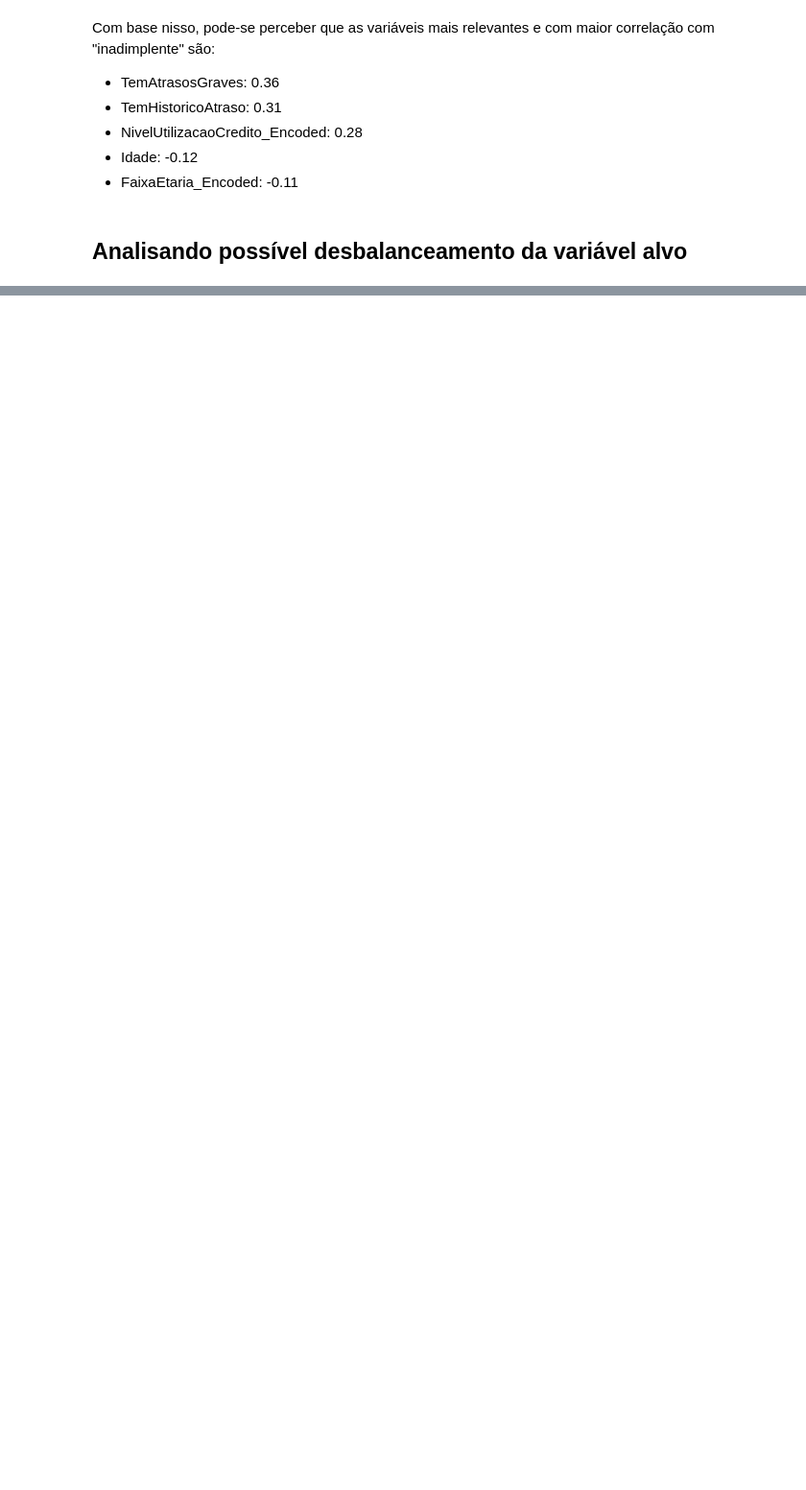
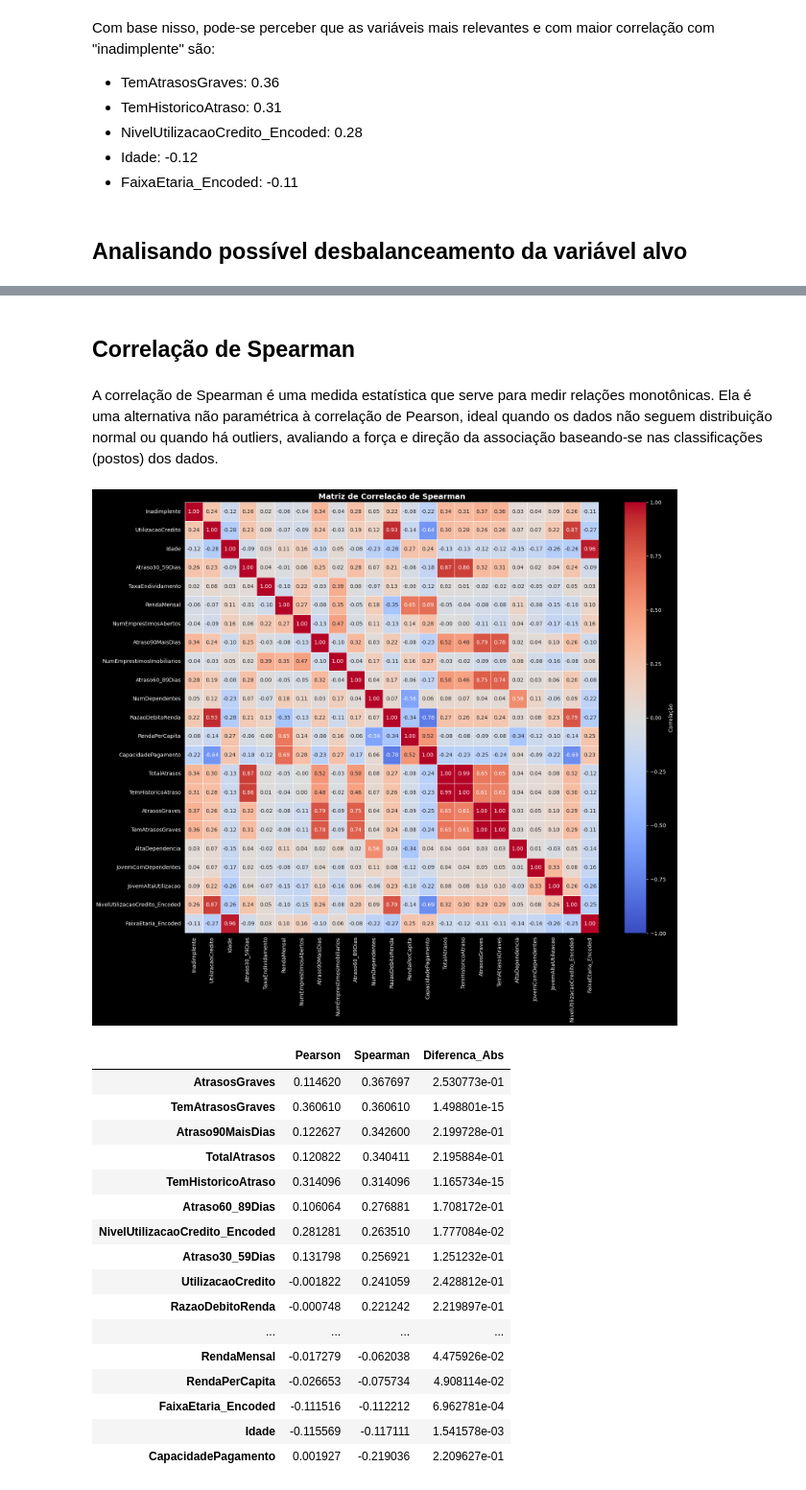
Before and after one commit to henriqueluza/Credit-Analysis-Model, a Jupyter notebook: modelo v2/notebooks/notebook2.ipynb, the cells around one changed output, grey strips where cells are left out. Shown at 96% size. Saved outputs shown, nothing was run; the diff lists cells and outputs as text; code cells hidden in the pictures; blank space fills up the shorter version.

```diff
--- a/modelo v2/notebooks/notebook2.ipynb
+++ b/modelo v2/notebooks/notebook2.ipynb
@@ -129,0 +131,46 @@ Text(0, 0.5, 'Contagem')
+# %% [markdown]
+## Correlação de Spearman
+# %% [markdown]
+A correlação de Spearman é uma medida estatística que serve para medir relações monotônicas. Ela é uma alternativa não paramétrica à correlação de Pearson, ideal quando os dados não seguem distribuição normal ou quando há outliers, avaliando a força e direção da associação baseando-se nas classificações (postos) dos dados.
+# %%
+corr_spearman = data.corr(method='spearman')
+
+plt.figure(figsize=(16, 14))
+
+sns.heatmap(corr_spearman, annot=True, fmt=".2f", cmap='coolwarm',
+            vmin=-1, vmax=1, linewidths=0.5,
+            cbar_kws={'label': 'Correlação'})
+
+plt.title("Matriz de Correlação de Spearman", fontweight='bold', fontsize=14)
+plt.tight_layout()
+plt.show()
+
+features = data.select_dtypes(include=['number']).columns.drop('Inadimplente')
+
+diff_df = pd.DataFrame(index=features)
+diff_df['Pearson'] = data[features].corrwith(data['Inadimplente'], method='pearson')
+diff_df['Spearman'] = data[features].corrwith(data['Inadimplente'], method='spearman')
+
+# Calcula a diferença absoluta
+diff_df['Diferenca_Abs'] = (diff_df['Pearson'] - diff_df['Spearman']).abs()
+
+display(diff_df.sort_values(by='Spearman', ascending=False))
+# %% [output]
+[figure, added]
+|  | Pearson | Spearman | Diferenca_Abs |
+| AtrasosGraves | 0.114620 | 0.367697 | 2.530773e-01 |
+| TemAtrasosGraves | 0.360610 | 0.360610 | 1.498801e-15 |
+| Atraso90MaisDias | 0.122627 | 0.342600 | 2.199728e-01 |
+| TotalAtrasos | 0.120822 | 0.340411 | 2.195884e-01 |
+| TemHistoricoAtraso | 0.314096 | 0.314096 | 1.165734e-15 |
+| Atraso60_89Dias | 0.106064 | 0.276881 | 1.708172e-01 |
+| NivelUtilizacaoCredito_Encoded | 0.281281 | 0.263510 | 1.777084e-02 |
+| Atraso30_59Dias | 0.131798 | 0.256921 | 1.251232e-01 |
+| UtilizacaoCredito | -0.001822 | 0.241059 | 2.428812e-01 |
+| RazaoDebitoRenda | -0.000748 | 0.221242 | 2.219897e-01 |
+| ... | ... | ... | ... |
+| RendaMensal | -0.017279 | -0.062038 | 4.475926e-02 |
+| RendaPerCapita | -0.026653 | -0.075734 | 4.908114e-02 |
+| FaixaEtaria_Encoded | -0.111516 | -0.112212 | 6.962781e-04 |
+| Idade | -0.115569 | -0.117111 | 1.541578e-03 |
+| CapacidadePagamento | 0.001927 | -0.219036 | 2.209627e-01 |
```
Also changed, not shown: parts of 24 cells of this notebook, 1 other file.
